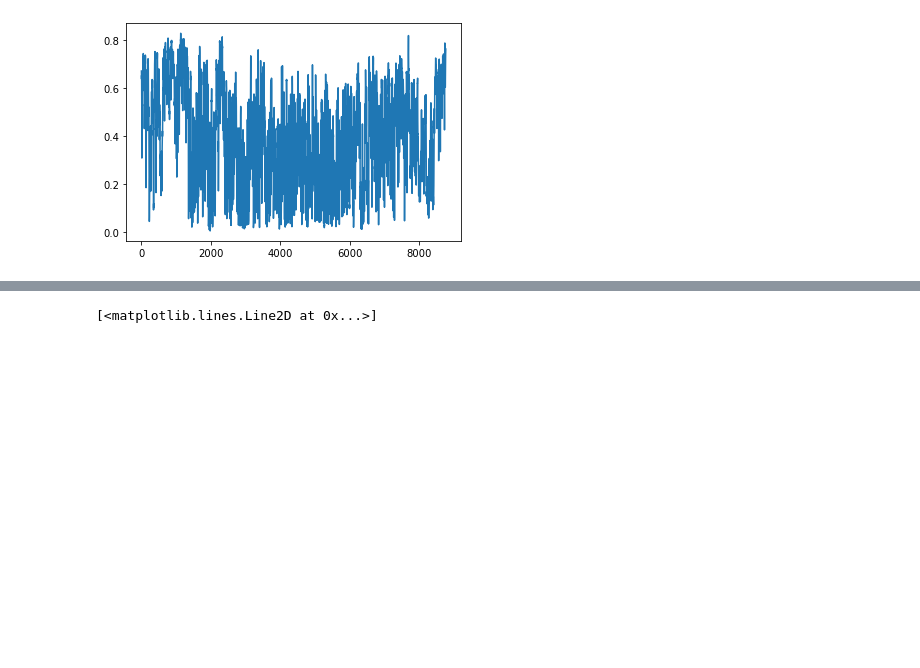
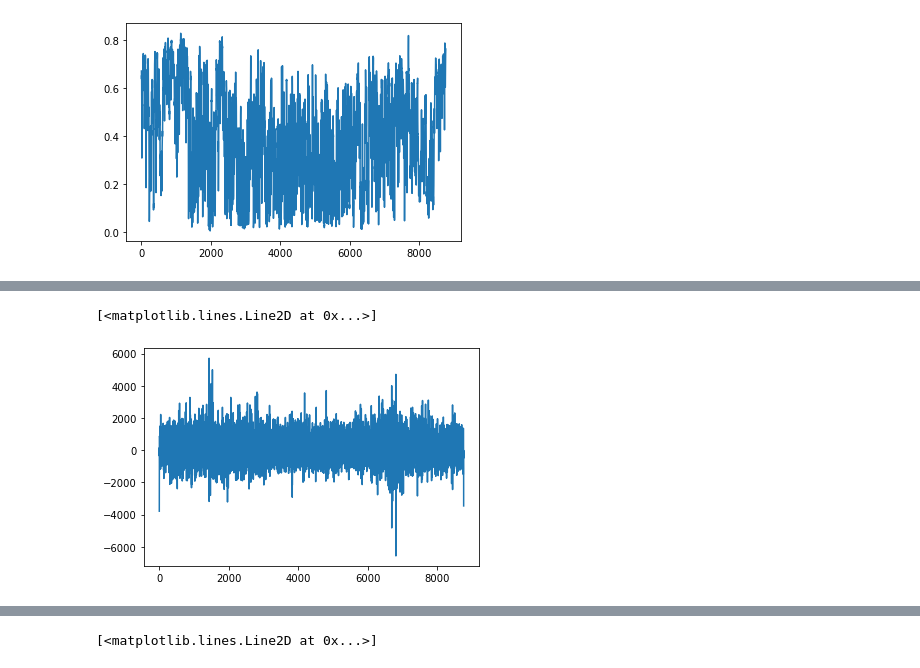
Before and after one commit to hikotei/2023_11_18-SE-Europe-Data_Challenge, a Jupyter notebook: src/2023_11_19_E.ipynb, the cells around one changed output, grey strips where cells are left out. Saved outputs shown, nothing was run; the diff lists cells and outputs as text; code cells hidden in the pictures; blank space fills up the shorter version.

```diff
--- a/src/2023_11_19_E.ipynb
+++ b/src/2023_11_19_E.ipynb
@@ -137,4 +137,5 @@ plt.plot(df.DE_B19_MAW/df.DE_green_MAW)
 # %%
 data = df.IT_green_MAW
 
-sm.tsa.arima.model.ARIMA
+model_1 = sm.tsa.ARIMA(data, order=(4,0,7)).fit()
+model_1.params
@@ -140,0 +157,5 @@ sm.tsa.arima.model.ARIMA
+# %%
+plt.plot(model_1.resid.values)
+# %% [output]
+[<matplotlib.lines.Line2D at 0x...>]
+[figure, added]
```
Also changed, not shown: parts of 6 cells of this notebook.
